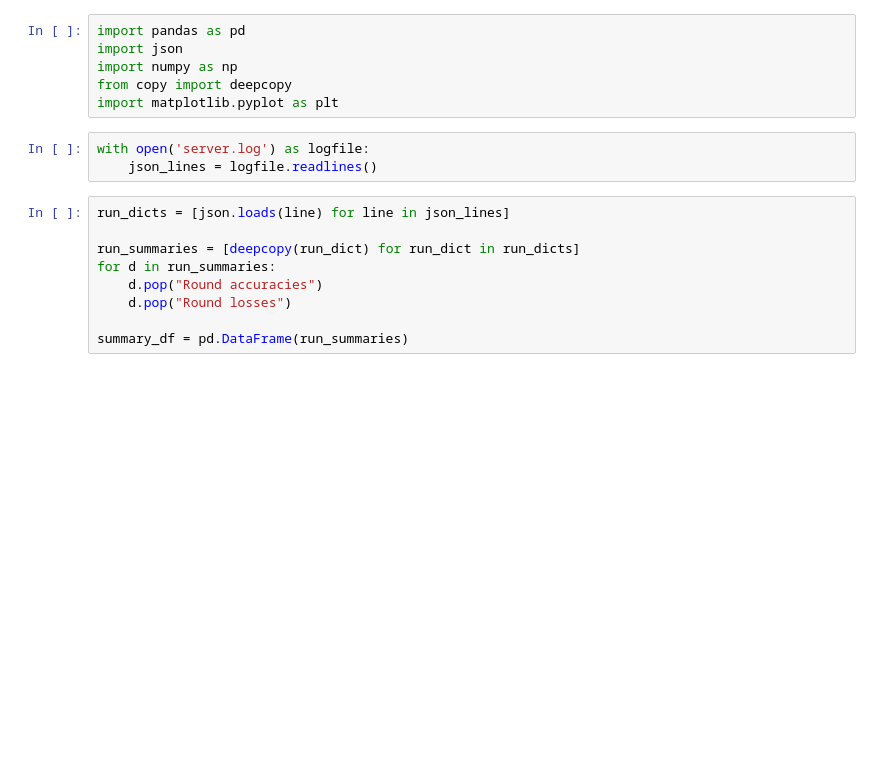
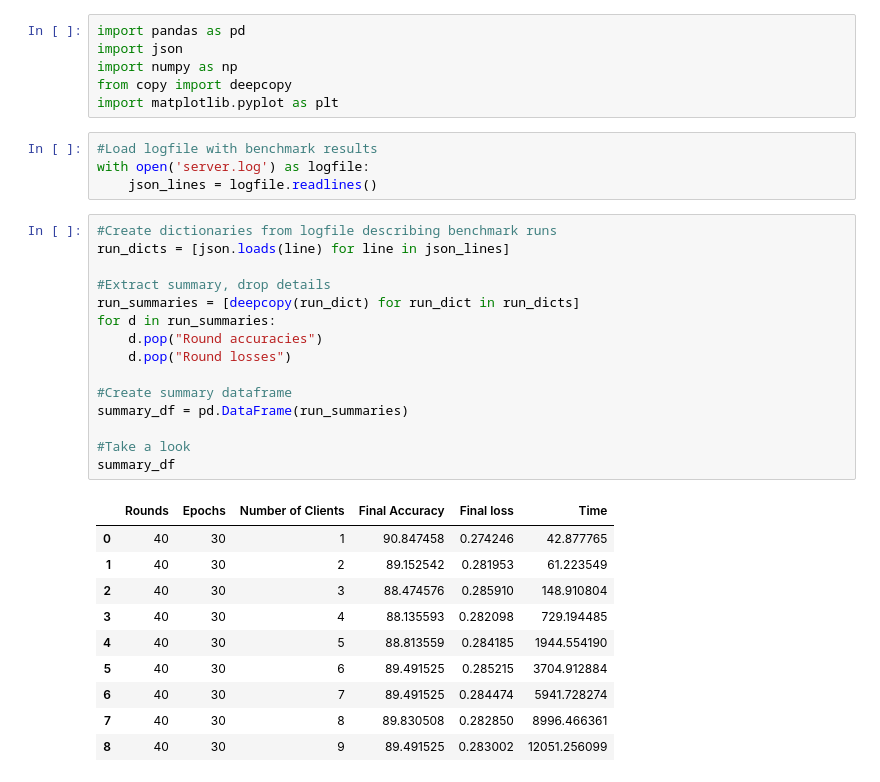
Before and after one commit to StatCan/UN-PML-Pilot, a Jupyter notebook: benchmark/central_model/benchmark_results.ipynb, the cells around one changed output. Saved outputs shown, nothing was run; the diff lists cells and outputs as text; blank space fills up the shorter version.

```diff
--- a/benchmark/central_model/benchmark_results.ipynb
+++ b/benchmark/central_model/benchmark_results.ipynb
@@ -5,15 +5,33 @@ import numpy as np
 from copy import deepcopy
 import matplotlib.pyplot as plt
 # %%
+#Load logfile with benchmark results
 with open('server.log') as logfile:
     json_lines = logfile.readlines()
 # %%
+#Create dictionaries from logfile describing benchmark runs
 run_dicts = [json.loads(line) for line in json_lines]
 
+#Extract summary, drop details
 run_summaries = [deepcopy(run_dict) for run_dict in run_dicts]
 for d in run_summaries:
     d.pop("Round accuracies")
     d.pop("Round losses")
 
+#Create summary dataframe
 summary_df = pd.DataFrame(run_summaries)
+
+#Take a look
+summary_df
+# %% [output]
+|  | Rounds | Epochs | Number of Clients | Final Accuracy | Final loss | Time |
+| 0 | 40 | 30 | 1 | 90.847458 | 0.274246 | 42.877765 |
+| 1 | 40 | 30 | 2 | 89.152542 | 0.281953 | 61.223549 |
+| 2 | 40 | 30 | 3 | 88.474576 | 0.285910 | 148.910804 |
+| 3 | 40 | 30 | 4 | 88.135593 | 0.282098 | 729.194485 |
+| 4 | 40 | 30 | 5 | 88.813559 | 0.284185 | 1944.554190 |
+| 5 | 40 | 30 | 6 | 89.491525 | 0.285215 | 3704.912884 |
+| 6 | 40 | 30 | 7 | 89.491525 | 0.284474 | 5941.728274 |
+| 7 | 40 | 30 | 8 | 89.830508 | 0.282850 | 8996.466361 |
+| 8 | 40 | 30 | 9 | 89.491525 | 0.283002 | 12051.256099 |
 # %%
```
Also changed, not shown: parts of 4 cells of this notebook, 25 other files.
